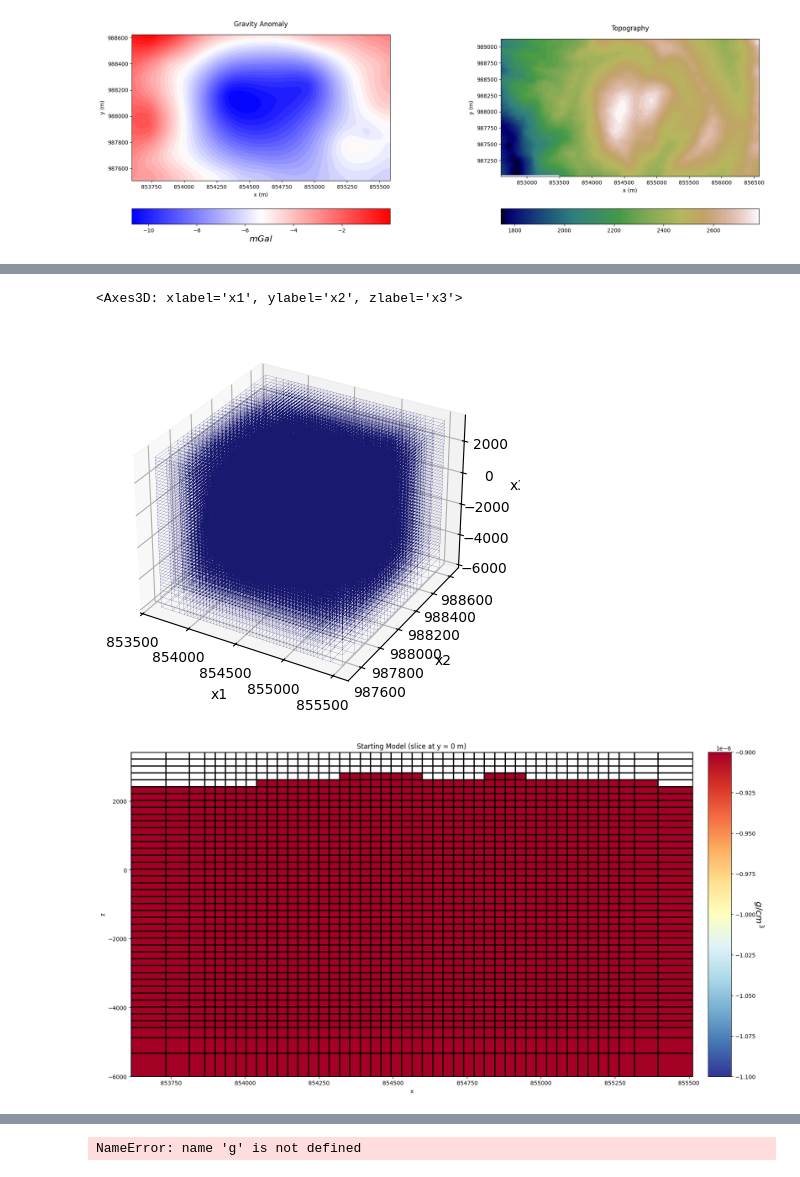
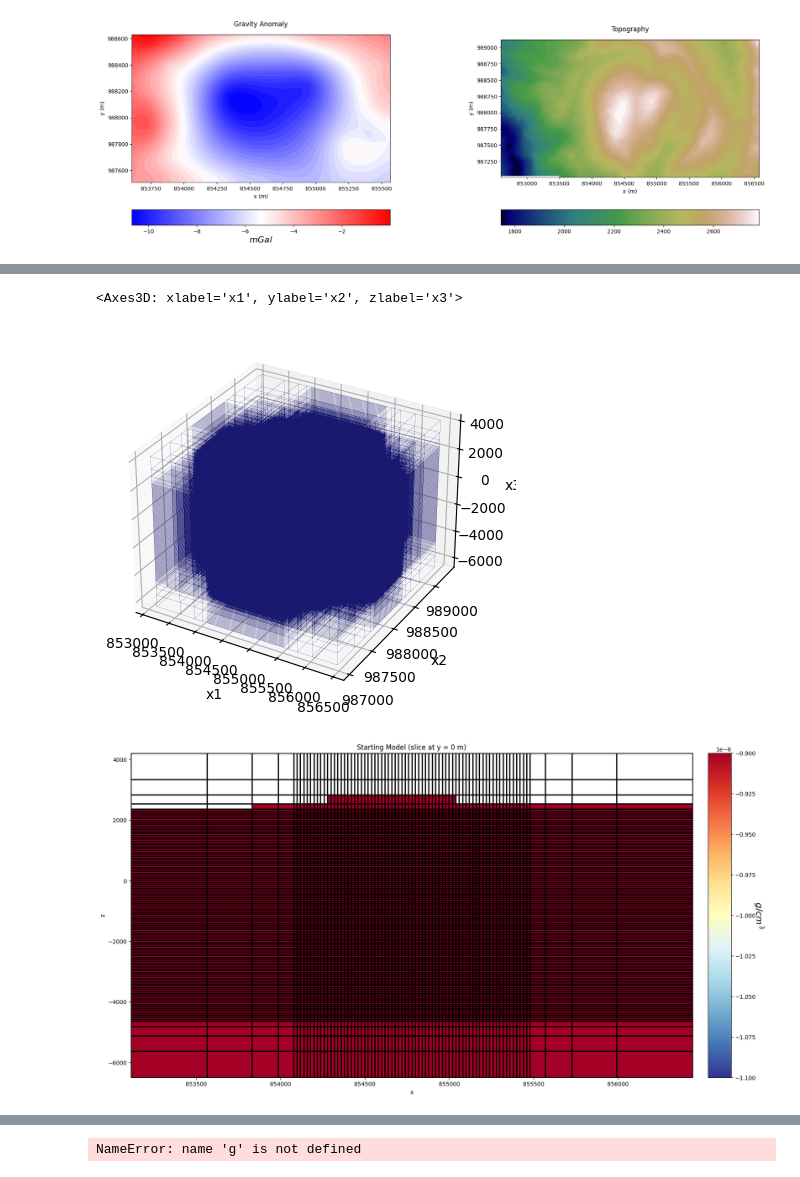
Before and after one commit to GabrielMoreno09/Proyecto_VCM_Modelamiento_Inversion, a Jupyter notebook: Inversion_WLS_dato_real_1_VCM_craig.ipynb, the cells around one changed output, grey strips where cells are left out. Drawn from its saved outputs; the diff is of its cells as text; code cells hidden in the pictures.

```diff
--- a/Inversion_WLS_dato_real_1_VCM_craig.ipynb
+++ b/Inversion_WLS_dato_real_1_VCM_craig.ipynb
@@ -242,42 +244,42 @@ data_object = data.Data(survey, dobs=-dobs, standard_deviation=uncertainties)
 
 # Valores con la mitad del detalle (celdas el doble de grandes, mitad de cantidad)
 dx = 20  # 10 × 2
-ncx = 70  # 280 ÷ 4
+ncx = 95  # 280 ÷ 4
 dy = 20  # 6 × 2
-ncy = 33  # 111 ÷ 2 (redondeado)
+ncy = 68  # 111 ÷ 2 (redondeado)
 dz = 62  # 20 × 2
 ncz = 113  # 350 ÷ 2
 dpadh = 4.7  # Se mantiene igual
 exp_h = 1.7  # Se mantiene igual
 
-hx = [(54, dpadh, -exp_h), (dx, ncx), (54, dpadh, exp_h)]
-hy = [(45, dpadh, -exp_h), (dy, ncy), (45, dpadh, exp_h)]
+hx = [(30, dpadh, -exp_h), (dx, ncx), (30, dpadh, exp_h)]
+hy = [(20, dpadh, -exp_h), (dy, ncy), (20, dpadh, exp_h)]
 hz = [(104, dpadh, -exp_h), (dz, ncz), (104, dpadh, exp_h)]
 mesh = TensorMesh([hx, hy, hz], x0=[853114,987043,-6500])
 mesh.plot_grid(color="midnightblue", linewidth=0.1)
 
 
 # # Valores con la mitad del detalle (celdas el doble de grandes, mitad de cantidad)
 # dx = 10  # 5 × 2
 # ncx = 140  # 280 ÷ 2
 # dy = 12  # 6 × 2
 # ncy = 55  # 111 ÷ 2 (redondeado)
 # dz = 40  # 20 × 2
 # ncz = 175  # 350 ÷ 2
 # dpadh = 4.7  # Se mantiene igual
 # exp_h = 1.7  # Se mantiene igual
 
 # hx = [(50, dpadh, -exp_h), (dx, ncx), (50, dpadh, exp_h)]
 # hy = [(40, dpadh, -exp_h), (dy, ncy), (40, dpadh, exp_h)]
 # hz = [(104, dpadh, -exp_h), (dz, ncz), (104, dpadh, exp_h)]
 # mesh = TensorMesh([hx, hy, hz], x0=[853114,987043,-6500])
 # mesh.plot_grid(color="midnightblue", linewidth=0.1)
 
 
 # # plt.plot(x, y, z, '.', color='tomato')
 # %% [output]
 <Axes3D: xlabel='x1', ylabel='x2', zlabel='x3'>
-[figure, old version]
+[figure, new version]
 # %%
 #Modelo inicial/de referencia y mapeo en la malla tensorial
 #Creamos el modelo de partida para la inversión desde el espacio del modelo a las celdas vacías
@@ -345,7 +347,7 @@ cbar.set_label("$g/cm^3$", rotation=270, labelpad=15, size=16)
 
 plt.show()
 # %% [output]
-[figure, old version]
+[figure, new version]
 # %%
 
 #Definimos la física del problema de la gravedad utilizando la clase de simulación.
```
Also changed, not shown: parts of 21 cells of this notebook, 4 other files.
